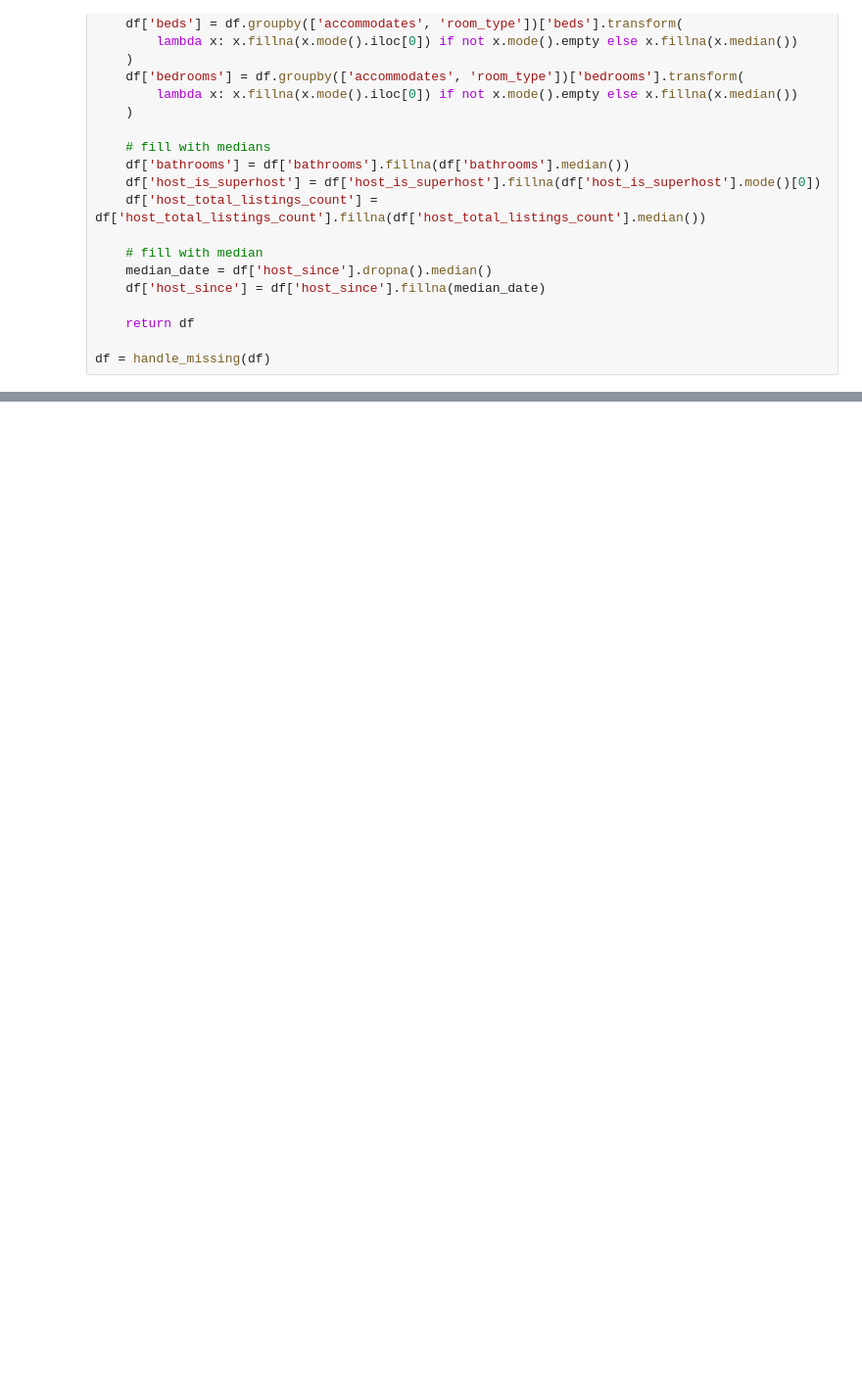
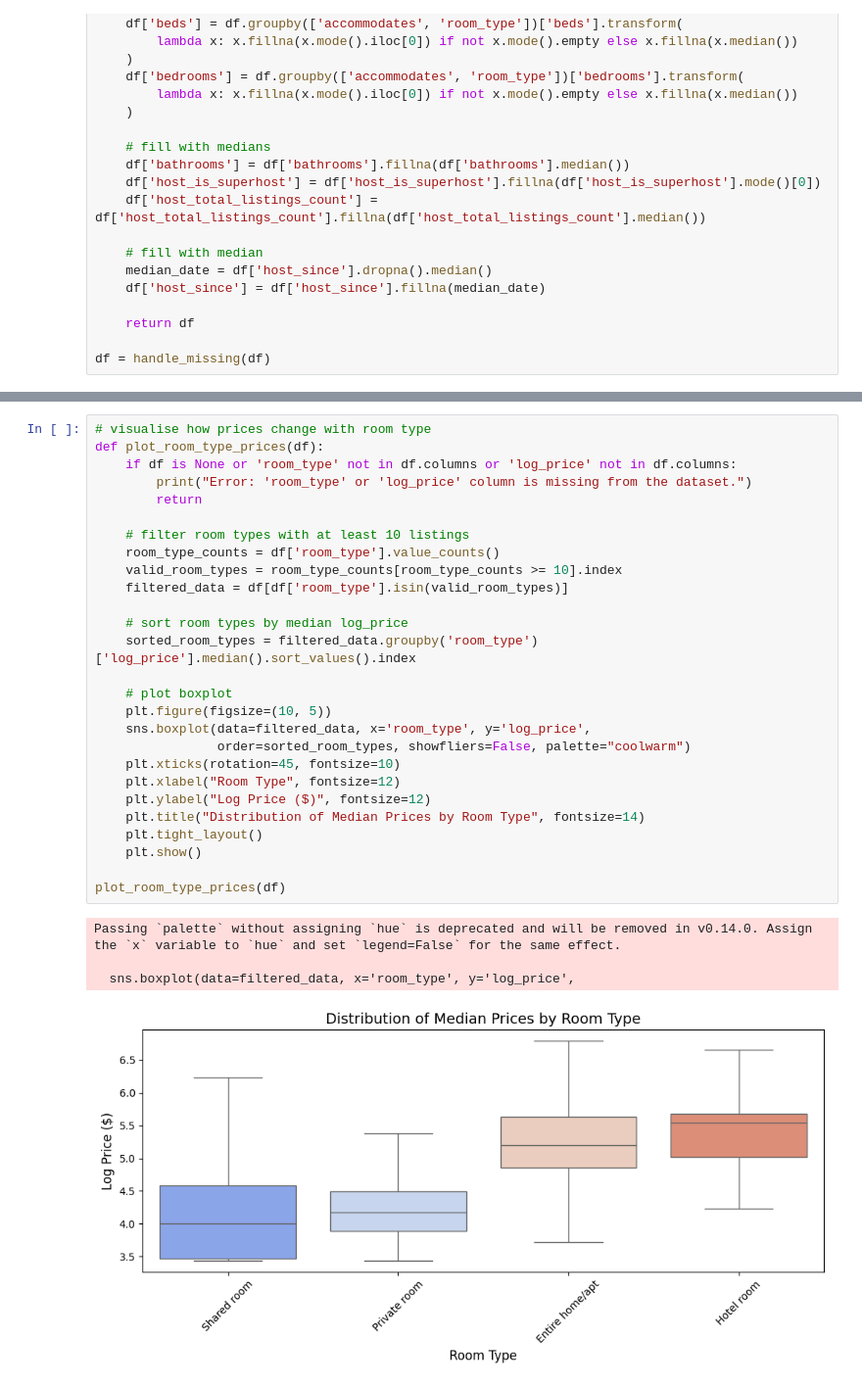
Before and after one commit to IShakoor/Airbnb-Price-Predictor, a Jupyter notebook: Price-Predictor.ipynb, the cells around one changed output, grey strips where cells are left out. Shown: that part at 98% size. Drawn from its saved outputs; the diff is of its cells as text; blank space fills up the shorter version.

```diff
--- a/Price-Predictor.ipynb
+++ b/Price-Predictor.ipynb
@@ -164,0 +256,32 @@ handle_outliers(df, ['beds','accommodates','bedrooms'])
+# %%
+# visualise how prices change with room type
+def plot_room_type_prices(df):
+    if df is None or 'room_type' not in df.columns or 'log_price' not in df.columns:
+        print("Error: 'room_type' or 'log_price' column is missing from the dataset.")
+        return
+
+    # filter room types with at least 10 listings
+    room_type_counts = df['room_type'].value_counts()
+    valid_room_types = room_type_counts[room_type_counts >= 10].index
+    filtered_data = df[df['room_type'].isin(valid_room_types)]
+
+    # sort room types by median log_price
+    sorted_room_types = filtered_data.groupby('room_type')['log_price'].median().sort_values().index
+
+    # plot boxplot
+    plt.figure(figsize=(10, 5))
+    sns.boxplot(data=filtered_data, x='room_type', y='log_price',
+                order=sorted_room_types, showfliers=False, palette="coolwarm")
+    plt.xticks(rotation=45, fontsize=10)
+    plt.xlabel("Room Type", fontsize=12)
+    plt.ylabel("Log Price ($)", fontsize=12)
+    plt.title("Distribution of Median Prices by Room Type", fontsize=14)
+    plt.tight_layout()
+    plt.show()
+
+plot_room_type_prices(df)
+# %% [output]
+Passing `palette` without assigning `hue` is deprecated and will be removed in v0.14.0. Assign the `x` variable to `hue` and set `legend=False` for the same effect.
+
+  sns.boxplot(data=filtered_data, x='room_type', y='log_price',
+[figure, added]
```
Also changed, not shown: parts of 7 cells of this notebook.
